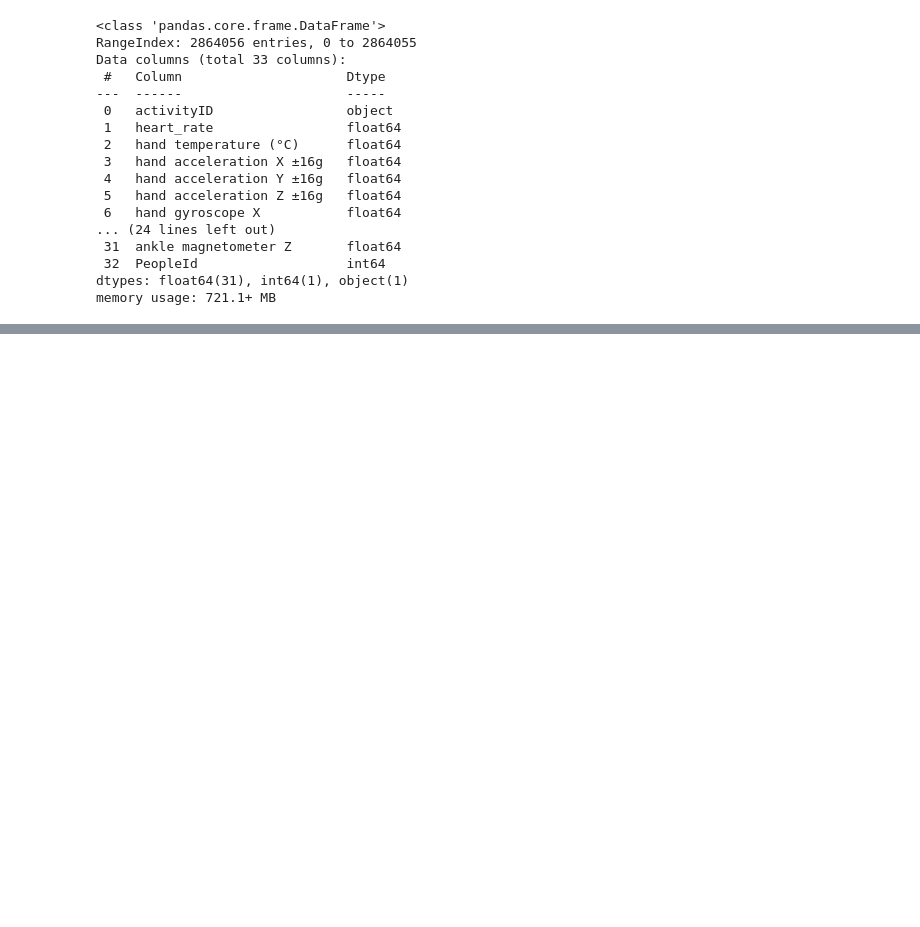
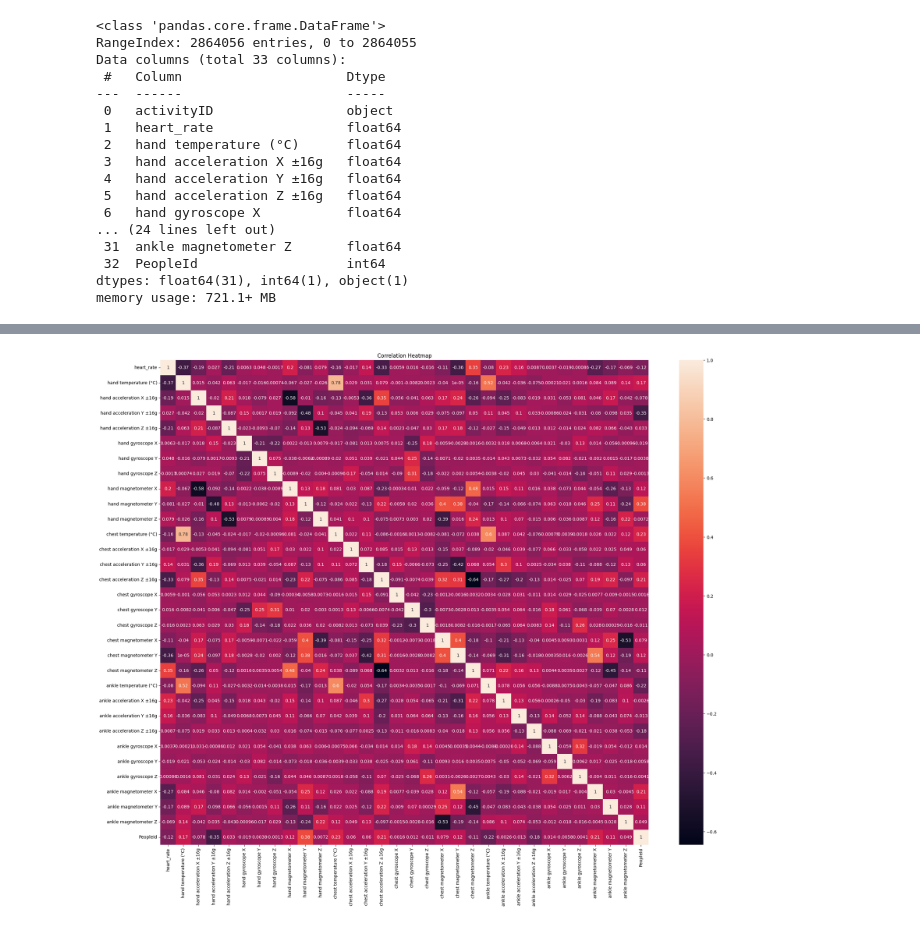
Before and after one commit to EdinsonSerrano1994/Pred_G13, a Jupyter notebook: Trabajo_Final.ipynb, the cells around one changed output, grey strips where cells are left out. Saved outputs shown, nothing was run; the diff lists cells and outputs as text; code cells hidden in the pictures; blank space fills up the shorter version.

```diff
--- a/Trabajo_Final.ipynb
+++ b/Trabajo_Final.ipynb
@@ -85,0 +121,9 @@ plt.show()
+# %%
+## Matriz de Correlación
+corr_mat = df.corr()
+plt.figure(figsize=(25, 20))
+sns.heatmap(corr_mat, annot=True)
+plt.title('Correlation Heatmap')
+plt.show()
+# %% [output]
+[figure, added]
```
Also changed, not shown: parts of 7 cells of this notebook.
